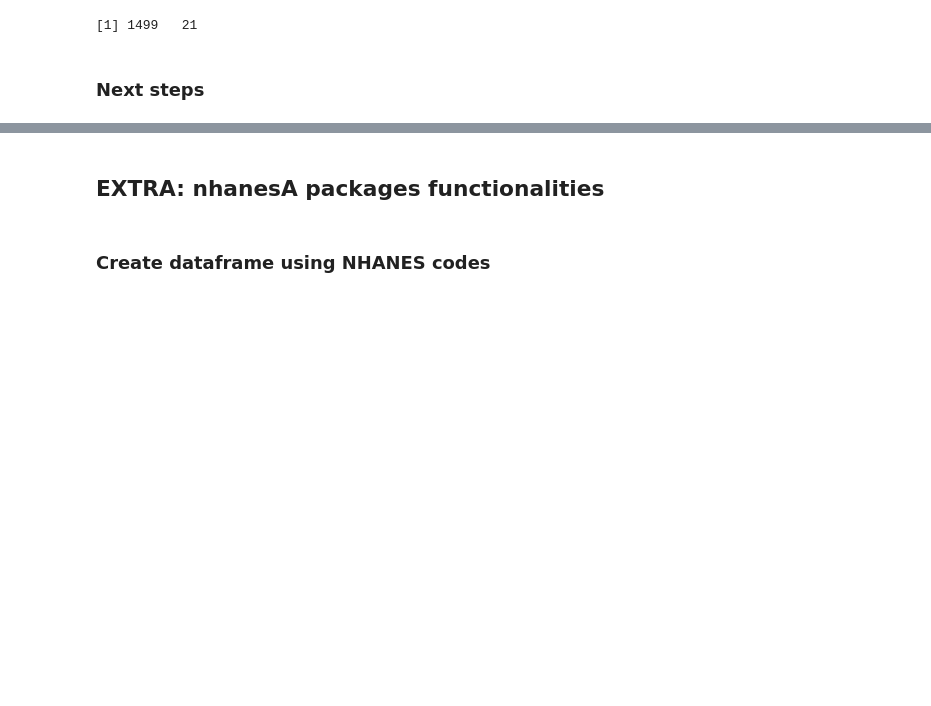
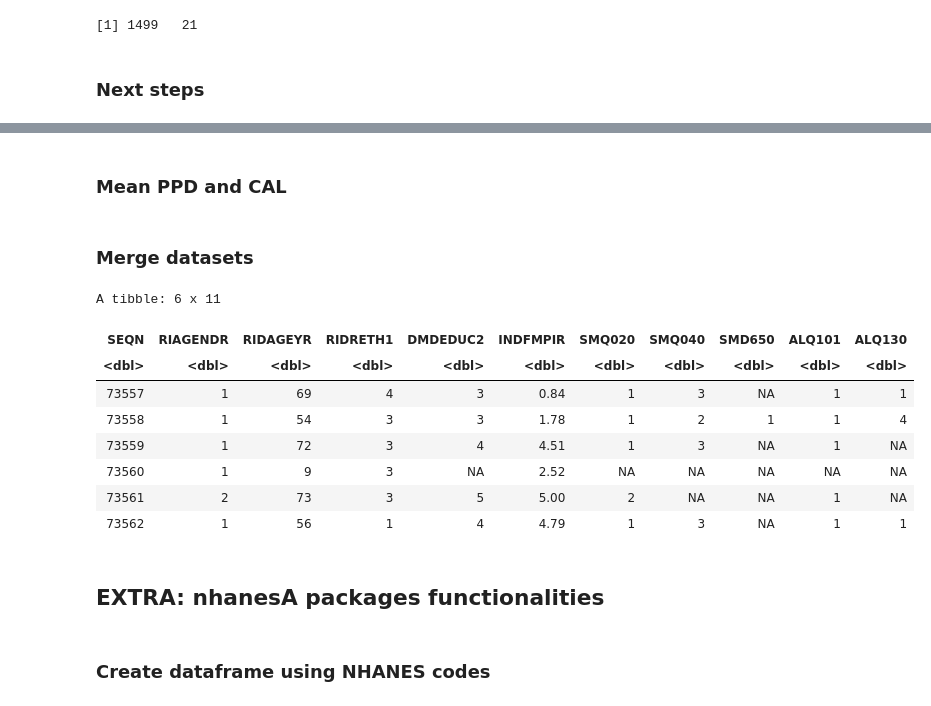
Before and after one commit to silvano315/Med-Physics, a Jupyter notebook: notebooks/NHANES_analysis.ipynb, the cells around one changed output, grey strips where cells are left out. Cells and saved outputs as stored; diff of their text form; code cells hidden in the pictures; blank space fills up the shorter version.

Commit message:
updated with project on 2013-14 dataset

```diff
--- a/notebooks/NHANES_analysis.ipynb
+++ b/notebooks/NHANES_analysis.ipynb
@@ -1068,0 +1111,9 @@ head(preprocessed_data)
+# %%
+# Demographics
+
+demo_13_14 <- read_xpt(file.path(path_to_data, "DEMO_H.xpt.txt"))
+
+demo_13_14_selected <- demo_13_14 %>%
+    select(SEQN, RIAGENDR, RIDAGEYR, RIDRETH1, DMDEDUC2, INDFMPIR)
+
+head(demo_13_14_selected)
@@ -1068,0 +1130,9 @@ head(preprocessed_data)
+# %%
+# Alcohol Use
+
+alcohol_13_14 <- read_xpt(file.path(path_to_data, "ALQ_H.xpt.txt"))
+
+alcohol_13_14_selected <- alcohol_13_14 %>%
+    select(SEQN, ALQ101, ALQ130)
+
+head(alcohol_13_14_selected)
@@ -1068,0 +1149,9 @@ head(preprocessed_data)
+# %%
+# Smoking status
+
+smoking_13_14 <- read_xpt(file.path(path_to_data, "SMQ_H.xpt.txt"))
+
+smoking_13_14_selected <- smoking_13_14 %>%
+    select(SEQN, SMQ020, SMQ040, SMD650)
+
+head(smoking_13_14_selected)
@@ -1069,3 +1352,23 @@ head(preprocessed_data)
+# %% [markdown]
+### Mean PPD and CAL
+# %% [markdown]
+### Merge datasets
+# %%
+demographics_13_14 <- demo_13_14_selected %>%
+  full_join(smoking_13_14_selected, by = "SEQN") %>%
+  full_join(alcohol_13_14_selected, by = "SEQN")
+
+head(demographics_13_14)
+# %% [output]
+A tibble: 6 x 11
+| SEQN | RIAGENDR | RIDAGEYR | RIDRETH1 | DMDEDUC2 | INDFMPIR | SMQ020 | SMQ040 | SMD650 | ALQ101 | ALQ130 |
+| <dbl> | <dbl> | <dbl> | <dbl> | <dbl> | <dbl> | <dbl> | <dbl> | <dbl> | <dbl> | <dbl> |
+| 73557 | 1 | 69 | 4 | 3 | 0.84 | 1 | 3 | NA | 1 | 1 |
+| 73558 | 1 | 54 | 3 | 3 | 1.78 | 1 | 2 | 1 | 1 | 4 |
+| 73559 | 1 | 72 | 3 | 4 | 4.51 | 1 | 3 | NA | 1 | NA |
+| 73560 | 1 | 9 | 3 | NA | 2.52 | NA | NA | NA | NA | NA |
+| 73561 | 2 | 73 | 3 | 5 | 5.00 | 2 | NA | NA | 1 | NA |
+| 73562 | 1 | 56 | 1 | 4 | 4.79 | 1 | 3 | NA | 1 | 1 |
 # %% [markdown]
 ## EXTRA: nhanesA packages functionalities
 # %% [markdown]
```
Also changed, not shown: parts of 21 cells of this notebook.
